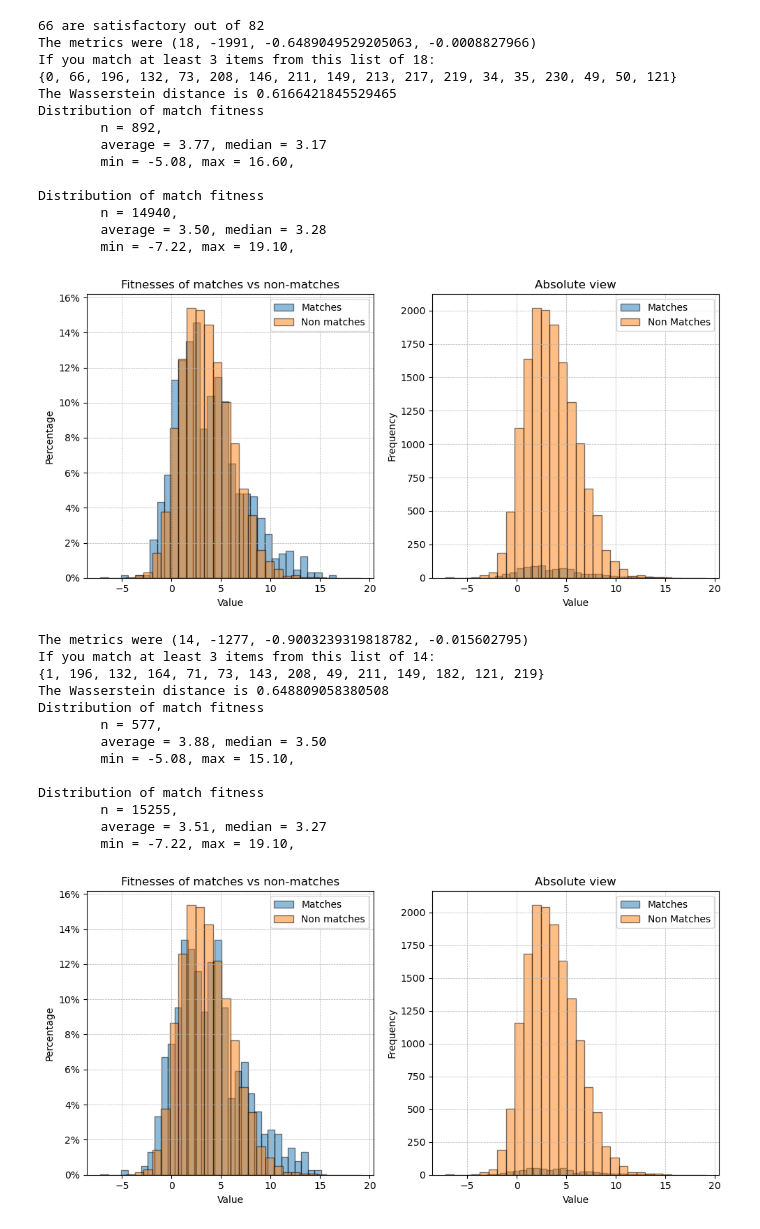
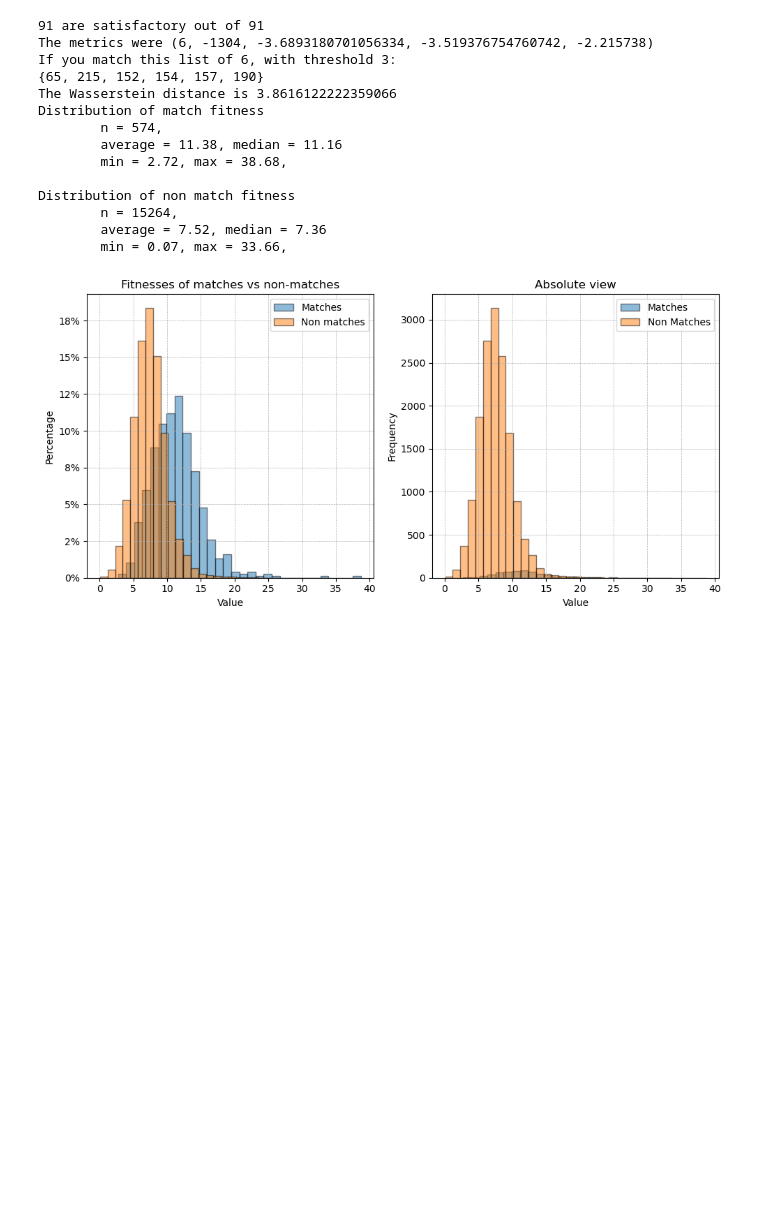
Before and after one commit to Giancarlo-Catalano/PSSearch, a Jupyter notebook: Gian_experimental/NSGAIICustom/make_explanations.ipynb, the cells around one changed output. Cells and saved outputs as stored; diff of their text form; code cells hidden in the pictures; blank space fills up the shorter version.

```diff
--- a/Gian_experimental/NSGAIICustom/make_explanations.ipynb
+++ b/Gian_experimental/NSGAIICustom/make_explanations.ipynb
@@ -62,7 +66,10 @@ traditional_sampling = NCSamplerSimple.with_average_quantity(3, genome_size=n)
 traditional_mutation = NCMutationSimple(n)
 traditional_crossover = NCCrossoverSimple(swap_probability=1 / n)
 # %%
+from scipy.stats import mannwhitneyu
 from Gian_experimental.NSGAIICustom.NSGAIICustom import NCSolution, NSGAIICustom
+
+
 
 genome_threshold = 3
 
@@ -70,13 +77,13 @@ def get_metrics(ps: NCSolution) -> tuple[float]:
     # I will use sample size, variance and atomicity
 
     # for now, simplicity, mean fitness and atomicity
-    simplicity_score = len(ps)
+    #simplicity_score = len(ps)
     matching, non_matching = train_SPRef.partition(ps, threshold=genome_threshold)
-    #len_m, len_nm = len(matching), len(non_matching)
-    #weighted_variance_score = (np.var(matching) * len_m + np.var(non_matching) * len_nm) / (len_m + len_nm)
+    len_m, len_nm = len(matching), len(non_matching)
+    weighted_variance_score = (np.var(matching) * len_m + np.var(non_matching) * len_nm) / (len_m + len_nm)
     #mean_fitness = np.average(matching) if len(matching) > 0 else -1000
     median_diff = np.median(matching) - np.median(non_matching)
-    #distance = wasserstein_distance(matching, non_matching) if min(len(matching), len(non_matching)) > 2 else 0
+    distance = wasserstein_distance(matching, non_matching) if min(len(matching), len(non_matching)) > 2 else 0
     #is_beneficial = np.average(matching) > np.average(non_matching)
     # if is_beneficial:
     #     distance *= -1
@@ -84,9 +91,9 @@ def get_metrics(ps: NCSolution) -> tuple[float]:
     atomicity_score = atomicity(ps)
 
     if len(matching) < 1000: # a constraint
-        return 1000, 1000, 1000, 1000
+        return 1000, 1000, 1000, 1000, 1000
 
-    return (len(ps), -len(matching), -median_diff, -atomicity_score)
+    return (len(ps), -len(matching), -distance, -median_diff, -atomicity_score)
 
 algorithm = NSGAIICustom(sampling=traditional_sampling,
                          mutation=traditional_mutation,
@@ -250,20 +256,22 @@ def get_textual_description_of_distribution(values):
               f"min = {np.min(values):.2f}, max = {np.max(values):.2f},\n")
 
 def make_ps_into_explanation(ps, genome_threshold, test_SPref: SPRef):
-    print(f"If you match at least {genome_threshold} items from this list of {len(ps)}:")
+    print(f"If you match this list of {len(ps)}, with threshold {genome_threshold}:")
     print(ps)
 
-    match_fitnesses, match_non_fitnesses = test_SPref.partition_using_threshold(ps, genome_threshold)
-    distance = wasserstein_distance(match_fitnesses, match_non_fitnesses)
-    if len(match_fitnesses) < 100:
-        print("There are not enough matches!!!")
+
+    match_fitnesses, match_non_fitnesses = test_SPref.partition(ps, genome_threshold)
+
+    if len(match_fitnesses) < 100 or len(match_non_fitnesses) < 100:
+        print(f"There are not enough matches!!!  {len(match_fitnesses)}, {len(match_non_fitnesses)}")
         return
     all_fitnesses = test_SPref.fitnesses
+    distance = wasserstein_distance(match_fitnesses, match_non_fitnesses)
 
     print(f"The Wasserstein distance is {distance}")
     print("Distribution of match fitness")
     print(utils.indent(get_textual_description_of_distribution(match_fitnesses)))
-    print("Distribution of match fitness")
+    print("Distribution of non match fitness")
     print(utils.indent(get_textual_description_of_distribution(match_non_fitnesses)))
 
     display_side_by_side([
@@ -285,47 +293,34 @@ def make_ps_into_explanation(ps, genome_threshold, test_SPref: SPRef):
 # %%
 threshold_proportion_train = 0.1  # at least 10 %
 threshold_quantity_train = round(len(train_SPRef.fitnesses) * threshold_proportion_train)
 def has_enough_matches_in_train(result_of_NSGAII: EvaluatedNCSolution):
-    match_fitnesses, match_non_fitnesses = train_SPRef.partition_using_threshold(result_of_NSGAII.solution, 2)
+    #print(f"Checking {result_of_NSGAII}")
+    match_fitnesses, match_non_fitnesses = train_SPRef.partition(result_of_NSGAII.solution, genome_threshold)
     proportion = len(match_fitnesses) / len(train_SPRef.fitnesses)
     #print(proportion)
-    return len(match_fitnesses) >= threshold_quantity_train
+    return True
 
 satisfactory_pss = list(filter(has_enough_matches_in_train, results))
 
 print(f"{len(satisfactory_pss)} are satisfactory out of {len(results)}")
 
 
-for result in satisfactory_pss[:3]:
+for result in sorted(satisfactory_pss, key=lambda x: x.fitnesses[-1], reverse=False)[:1]:
     print(f"The metrics were {result.fitnesses}")
     make_ps_into_explanation(result.solution, genome_threshold=genome_threshold, test_SPref=test_SPRef)
 # %% [output]
-66 are satisfactory out of 82
-The metrics were (18, -1991, -0.6489049529205063, -0.0008827966)
-If you match at least 3 items from this list of 18:
-{0, 66, 196, 132, 73, 208, 146, 211, 149, 213, 217, 219, 34, 35, 230, 49, 50, 121}
-The Wasserstein distance is 0.6166421845529465
+91 are satisfactory out of 91
+The metrics were (6, -1304, -3.6893180701056334, -3.519376754760742, -2.215738)
+If you match this list of 6, with threshold 3:
+{65, 215, 152, 154, 157, 190}
+The Wasserstein distance is 3.8616122222359066
 Distribution of match fitness
-        n = 892,
-        average = 3.77, median = 3.17
-        min = -5.08, max = 16.60,
+        n = 574,
+        average = 11.38, median = 11.16
+        min = 2.72, max = 38.68,
 
-Distribution of match fitness
-        n = 14940,
-        average = 3.50, median = 3.28
-        min = -7.22, max = 19.10,
+Distribution of non match fitness
+        n = 15264,
+        average = 7.52, median = 7.36
+        min = 0.07, max = 33.66,
-[figure, old version]
+[figure, new version]
-The metrics were (14, -1277, -0.9003239319818782, -0.015602795)
-If you match at least 3 items from this list of 14:
-{1, 196, 132, 164, 71, 73, 143, 208, 49, 211, 149, 182, 121, 219}
-The Wasserstein distance is 0.648809058380508
-Distribution of match fitness
-        n = 577,
-        average = 3.88, median = 3.50
-        min = -5.08, max = 15.10,
-
-Distribution of match fitness
-        n = 15255,
-        average = 3.51, median = 3.27
-        min = -7.22, max = 19.10,
-[figure, removed]
```
Also changed, not shown: parts of 6 cells of this notebook, 15 other files.
